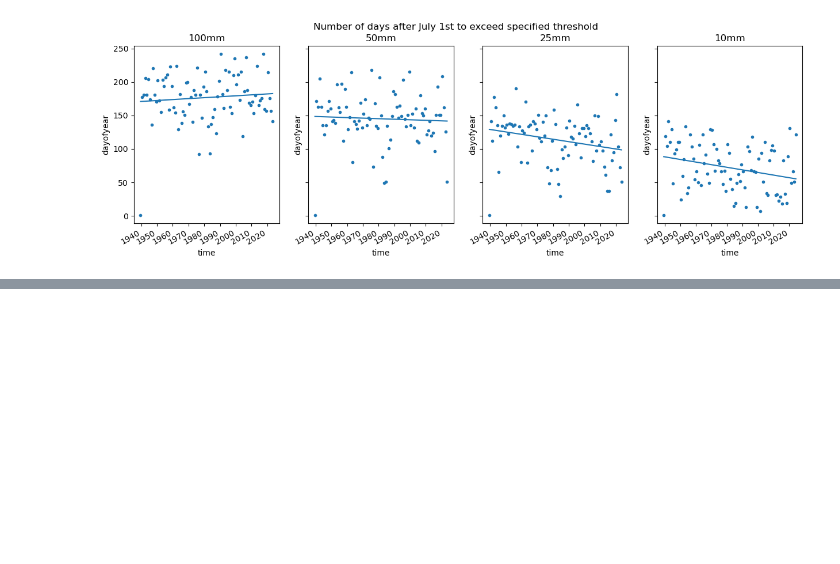
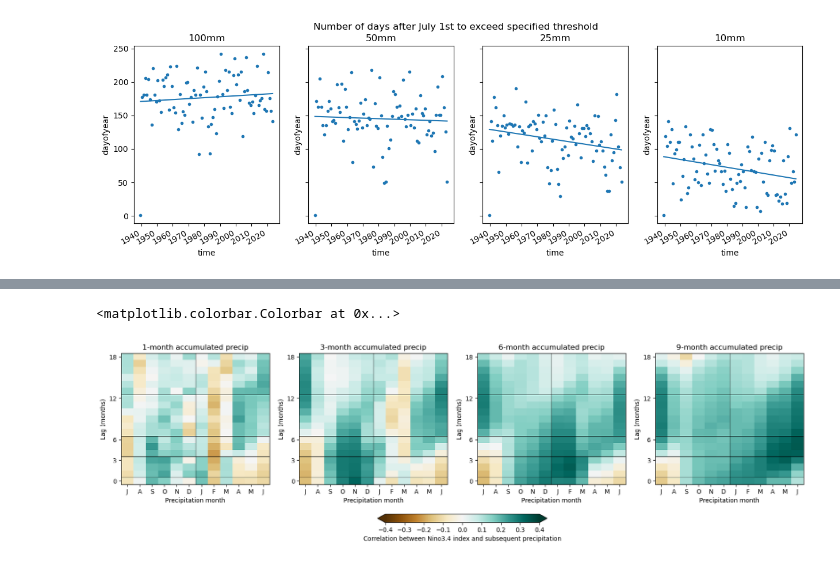
Before and after one commit to clairbarnes/wwa-current, a Jupyter notebook: 25-01_california-wildfires/cali-fires_1P_exploratory.ipynb, the cells around one changed output, grey strips where cells are left out. Cells and saved outputs as stored; diff of their text form; code cells hidden in the pictures; blank space fills up the shorter version.

```diff
--- a/25-01_california-wildfires/cali-fires_1P_exploratory.ipynb
+++ b/25-01_california-wildfires/cali-fires_1P_exploratory.ipynb
@@ -245,0 +314,40 @@ Rainy season starts after a certain amount of precip has accumulated
+# %%
+fig, axs = plt.subplots(ncols = 4, figsize = (20,5), dpi = 100)
+plt.subplots_adjust(wspace = 0.2)
+
+plot_kwargs = {"cmap" : "BrBG", "vmin" : -0.4, "vmax" : 0.4}
+
+for i in range(4):
+    ax = axs[i]
+    nm = [1,3,6,9][i]
+
+    lagged_corrs_nm = [[lagged_corr(m, lag, nm) for m in range(1,13)] for lag in range(19)]
+    lagged_corrs_nm = xr.DataArray(data = lagged_corrs_nm, name = "corr", dims = ["lag", "month"]).assign_coords(month = range(1,13), lag = range(19))
+
+    cbar = lagged_corrs_nm.plot(ax = ax, **plot_kwargs, add_colorbar = False)
+    # lagged_corrs.where(~(np.abs(lagged_corrs) < 0.1)).plot(**plot_kwargs)
+
+    yticks = [0.5,3.5,6.5,12.5,18.5]
+    [ax.axhline(y, color = "k", lw = 0.5) for y in yticks]
+    ax.set_yticks([y - 0.5 for y in yticks])
+    ax.set_yticklabels([int(y - 0.5) for y in yticks])
+
+    ax.set_xticks(ticks = [m + 1 for m in range(12)])
+    ax.set_xticklabels(["J","A","S","O","N","D","J","F","M","A","M","J"])
+    ax.axvline(6.5, color = "k", lw = 0.5)
+
+    ax.set_ylabel("Lag (months)")
+    ax.set_xlabel("Precipitation month")
+
+    ax.set_title(str(nm)+"-month accumulated precip")
+
+plt.colorbar(cbar, location = "bottom", ax = axs, fraction = 0.05, pad = 0.175, extend = "both", label = "Correlation between Nino3.4 index and subsequent precipitation")
+
+# Strongest influence of Nino4.3.4 conditions seems to be on December precip, which is heavily affected by Nino3.4 up to six months previously
+# Seasonally, also a strong drying effect on JJAS precip from preceding 3-6 months
+# pattern is less clear for annual precip (now removed) - also some weird artefacts from crossing the wet/dry season boundary
+# peak rainfall is SON: however, these months tend to be less dependent on Nino3.4
+# for 8/9-month accumulation ending in December (ie for the wet season), strongest correlation with Nino at 0-3 months
+# %% [output]
+<matplotlib.colorbar.Colorbar at 0x...>
+[figure, added]
```
Also changed, not shown: parts of 21 cells of this notebook, 1 other file.
